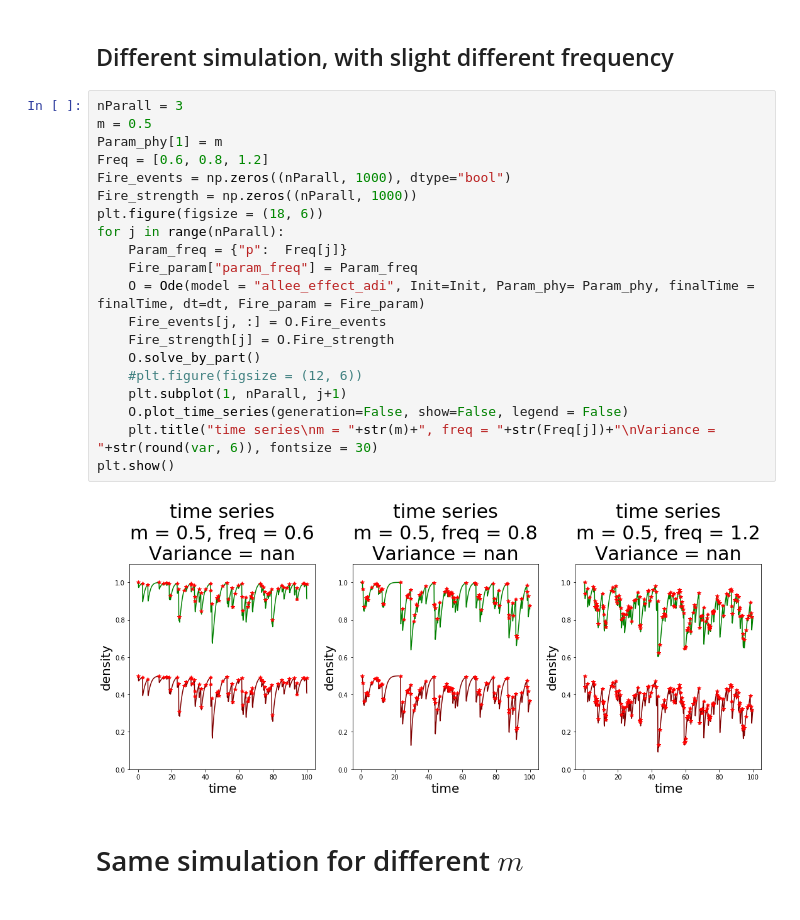
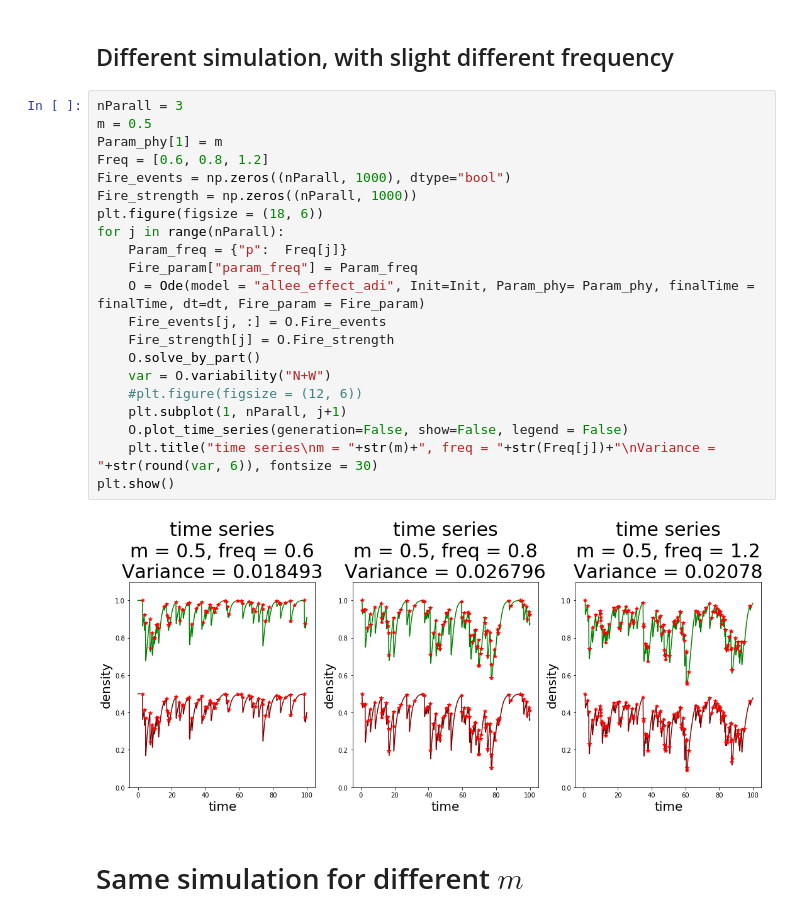
Before and after one commit to cavaillesj/-ecosystem_behavior, a Jupyter notebook: ===Study of the variability (dependance from freq and m).ipynb, the cells around one changed output. Cells and saved outputs as stored; diff of their text form.

```diff
--- a/===Study of the variability (dependance from freq and m).ipynb
+++ b/===Study of the variability (dependance from freq and m).ipynb
@@ -65,25 +65,26 @@ Fire_param = {"model": "coupled",
 # %%
 nParall = 3
 m = 0.5
 Param_phy[1] = m
 Freq = [0.6, 0.8, 1.2]
 Fire_events = np.zeros((nParall, 1000), dtype="bool")
 Fire_strength = np.zeros((nParall, 1000))
 plt.figure(figsize = (18, 6))
 for j in range(nParall):
     Param_freq = {"p":  Freq[j]}
     Fire_param["param_freq"] = Param_freq
     O = Ode(model = "allee_effect_adi", Init=Init, Param_phy= Param_phy, finalTime = finalTime, dt=dt, Fire_param = Fire_param)
     Fire_events[j, :] = O.Fire_events
     Fire_strength[j] = O.Fire_strength
     O.solve_by_part()
+    var = O.variability("N+W")
     #plt.figure(figsize = (12, 6))
     plt.subplot(1, nParall, j+1)
     O.plot_time_series(generation=False, show=False, legend = False)
     plt.title("time series\nm = "+str(m)+", freq = "+str(Freq[j])+"\nVariance = "+str(round(var, 6)), fontsize = 30)
 plt.show()
 # %% [output]
-[figure, old version]
+[figure, new version]
 # %% [markdown]
 # Same simulation for different $m$
 # %%
```
Also changed, not shown: parts of 2 cells of this notebook, 7 other files.
